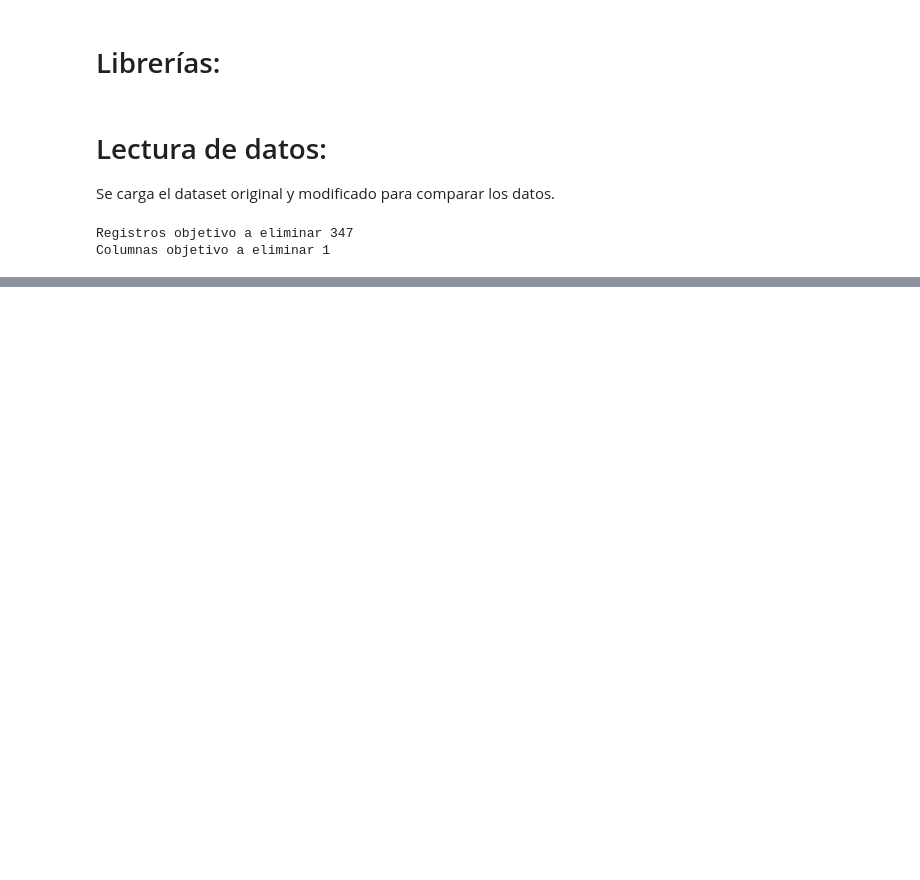
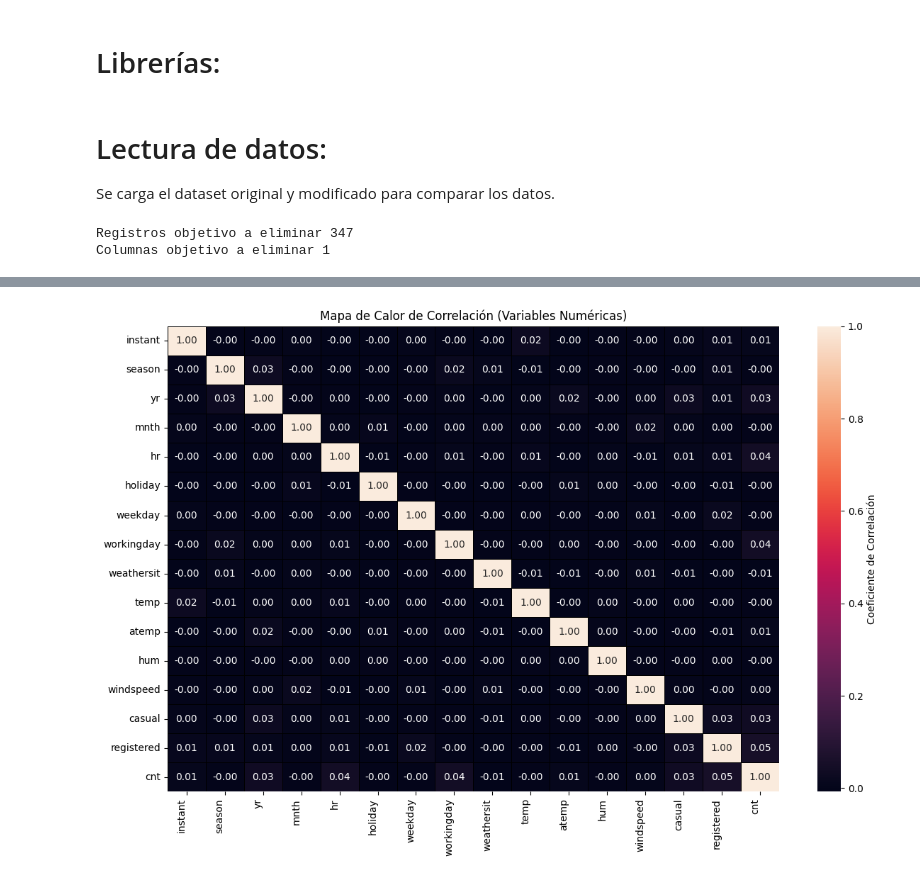
Before and after one commit to a00882024/mlops_bike_sharing, a Jupyter notebook: notebooks/ml.ipynb, the cells around one changed output, grey strips where cells are left out. Drawn from its saved outputs; the diff is of its cells as text; code cells hidden in the pictures; blank space fills up the shorter version.

```diff
--- a/notebooks/ml.ipynb
+++ b/notebooks/ml.ipynb
@@ -32,0 +213,31 @@ Columnas objetivo a eliminar 1
+# %%
+def create_correlation_heatmap(df, num_cols):
+    """
+    Generar Heatmap para visualizar la matriz de correlación
+    entre las variables numéricas.
+
+    Args:
+        df: dataframe de entrada
+        num_cols: lista de nombres de columnas numéricas
+        figsize: tupla para el tamaño de la figura (width, height)
+    """
+    corr_matrix = df[num_cols].corr()
+
+    plt.figure(figsize=(12, 8))
+
+    sns.heatmap(
+        corr_matrix,
+        annot=True,
+        fmt=".2f",
+        cmap='rocket',
+        linewidths=.5,
+        linecolor='black',
+        cbar_kws={'label': 'Coeficiente de Correlación'}
+    )
+
+    plt.title('Mapa de Calor de Correlación (Variables Numéricas)', fontsize=12)
+    plt.xticks(rotation=90, ha='right')
+    plt.yticks(rotation=0)
+    plt.tight_layout()
+
+    plt.show()
@@ -32,0 +431,4 @@ Columnas objetivo a eliminar 1
+# %%
+create_correlation_heatmap(bike_sharing_df, num_cols)
+# %% [output]
+[figure, added]
```
Also changed, not shown: parts of 25 cells of this notebook.
